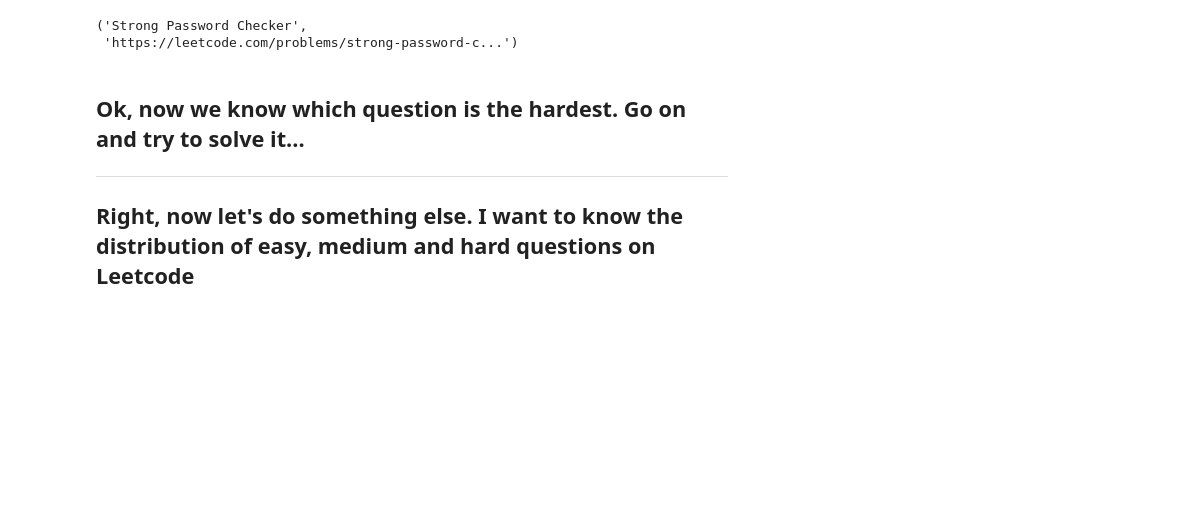
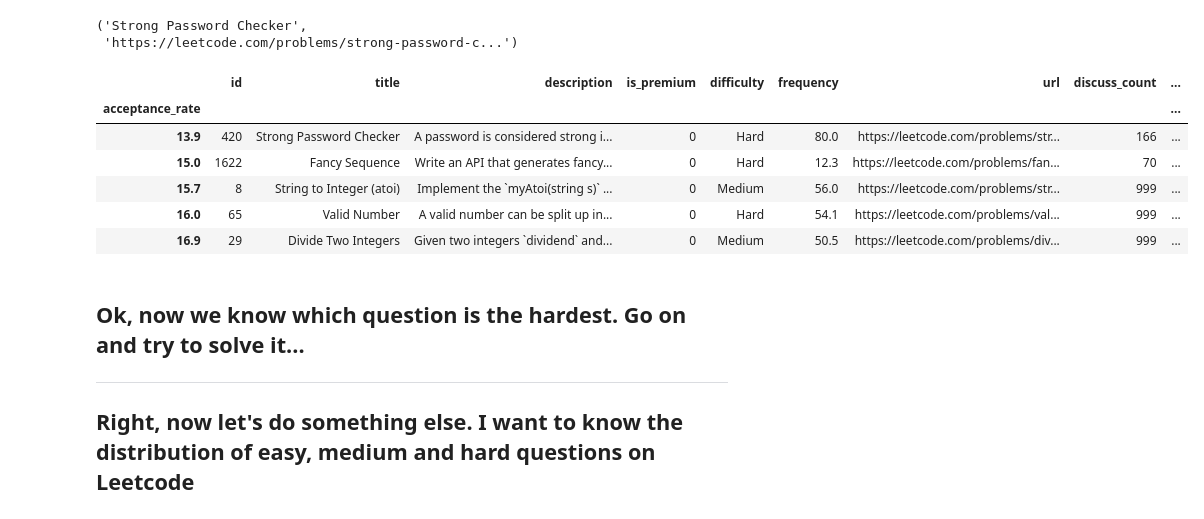
Before and after one commit to JesusChristOurGod/LeetCodeDashboards, a Jupyter notebook: leet.ipynb, the cells around one changed output. Drawn from its saved outputs; the diff is of its cells as text; code cells hidden in the pictures; blank space fills up the shorter version.

```diff
--- a/leet.ipynb
+++ b/leet.ipynb
@@ -28,6 +28,17 @@ hardest_question.title.to_string(index=False), hardest_question.url.to_string(in
 # %% [output]
 ('Strong Password Checker',
  'https://leetcode.com/problems/strong-password-c...')
+# %%
+h_qs = df.groupby(['acceptance_rate']).min().head()
+h_qs
+# %% [output]
+|  | id | title | description | is_premium | difficulty | frequency | url | discuss_count | ... |
+| acceptance_rate |  |  |  |  |  |  |  |  | ... |
+| 13.9 | 420 | Strong Password Checker | A password is considered strong i... | 0 | Hard | 80.0 | https://leetcode.com/problems/str... | 166 | ... |
+| 15.0 | 1622 | Fancy Sequence | Write an API that generates fancy... | 0 | Hard | 12.3 | https://leetcode.com/problems/fan... | 70 | ... |
+| 15.7 | 8 | String to Integer (atoi) | Implement the `myAtoi(string s)` ... | 0 | Medium | 56.0 | https://leetcode.com/problems/str... | 999 | ... |
+| 16.0 | 65 | Valid Number | A valid number can be split up in... | 0 | Hard | 54.1 | https://leetcode.com/problems/val... | 999 | ... |
+| 16.9 | 29 | Divide Two Integers | Given two integers `dividend` and... | 0 | Medium | 50.5 | https://leetcode.com/problems/div... | 999 | ... |
 # %% [markdown]
 ## Ok, now we know which question is the hardest. Go on and try to solve it...
 ---
```
Also changed, not shown: parts of 7 cells of this notebook.
